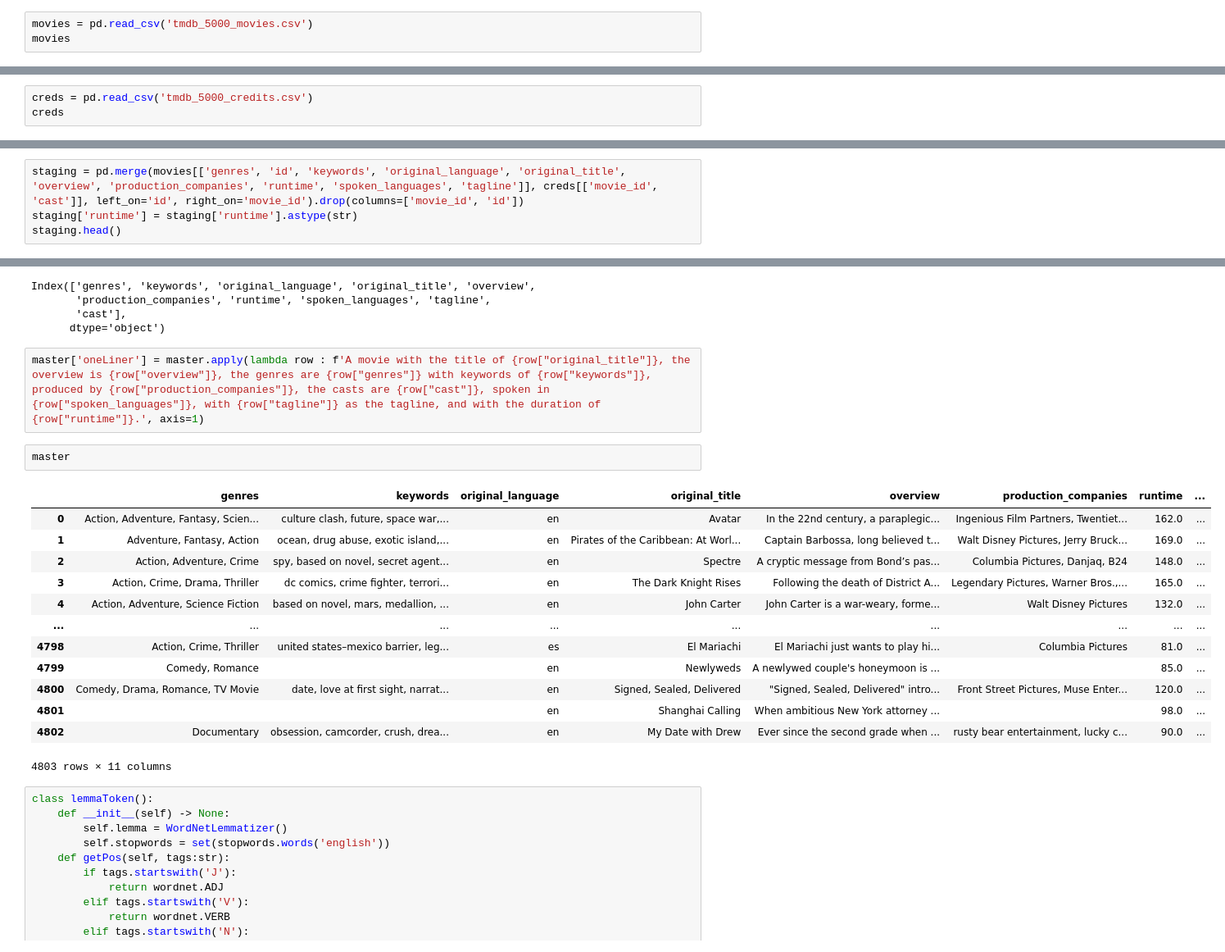
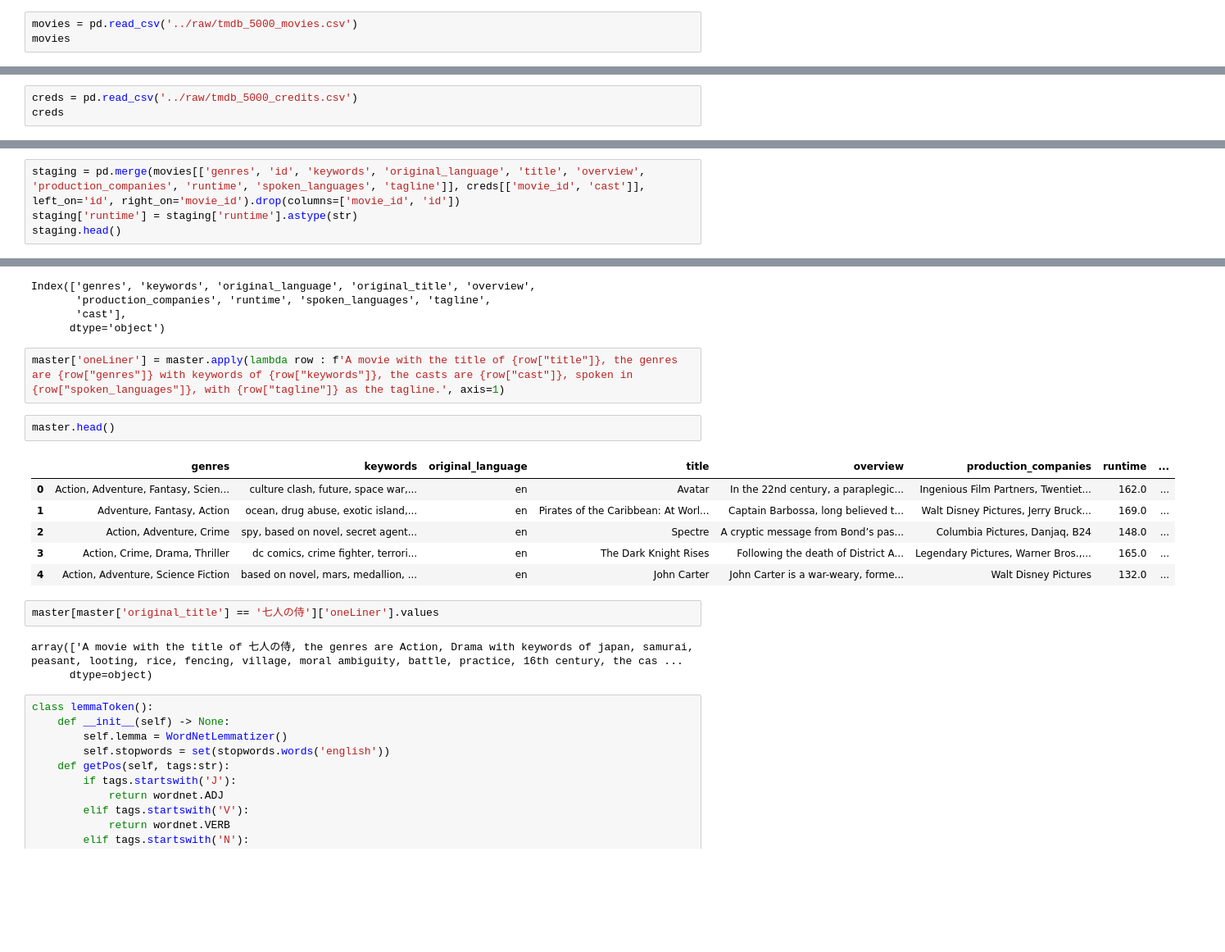
Before and after one commit to DickyAdi/tfidfMovieRecSys, a Jupyter notebook: apps/data/external/playground.ipynb, the cells around one changed output, grey strips where cells are left out. Shown at 82% size. Cells and saved outputs as stored; diff of their text form; blank space fills up the shorter version.

```diff
--- a/apps/data/external/playground.ipynb
+++ b/apps/data/external/playground.ipynb
@@ -15,7 +15,7 @@ from nltk.corpus import wordnet, stopwords
 from nltk.stem import WordNetLemmatizer
 from sklearn.metrics.pairwise import cosine_similarity
 # %%
-movies = pd.read_csv('tmdb_5000_movies.csv')
+movies = pd.read_csv('../raw/tmdb_5000_movies.csv')
 movies
 # %% [output]
 |  | budget | genres | homepage | id | keywords | original_language | original_title | overview | ... |
@@ -32,7 +32,7 @@ movies
 | 4802 | 0 | [{"id": 99, "name": "Documentary"}] | NaN | 25975 | [{"id": 1523, "name": "obsession"... | en | My Date with Drew | Ever since the second grade when ... | ... |
 4803 rows × 20 columns
 # %%
-creds = pd.read_csv('tmdb_5000_credits.csv')
+creds = pd.read_csv('../raw/tmdb_5000_credits.csv')
 creds
 # %% [output]
 |  | movie_id | title | cast | crew |
@@ -62,7 +62,7 @@ creds.columns
 # %% [output]
 Index(['movie_id', 'title', 'cast', 'crew'], dtype='object')
 # %%
-staging = pd.merge(movies[['genres', 'id', 'keywords', 'original_language', 'original_title', 'overview', 'production_companies', 'runtime', 'spoken_languages', 'tagline']], creds[['movie_id', 'cast']], left_on='id', right_on='movie_id').drop(columns=['movie_id', 'id'])
+staging = pd.merge(movies[['genres', 'id', 'keywords', 'original_language', 'title', 'overview', 'production_companies', 'runtime', 'spoken_languages', 'tagline']], creds[['movie_id', 'cast']], left_on='id', right_on='movie_id').drop(columns=['movie_id', 'id'])
 staging['runtime'] = staging['runtime'].astype(str)
 staging.head()
 # %% [output]
@@ -102,23 +102,21 @@ Index(['genres', 'keywords', 'original_language', 'original_title', 'overview',
        'cast'],
       dtype='object')
 # %%
-master['oneLiner'] = master.apply(lambda row : f'A movie with the title of {row["original_title"]}, the overview is {row["overview"]}, the genres are {row["genres"]} with keywords of {row["keywords"]}, produced by {row["production_companies"]}, the casts are {row["cast"]}, spoken in {row["spoken_languages"]}, with {row["tagline"]} as the tagline, and with the duration of {row["runtime"]}.', axis=1)
+master['oneLiner'] = master.apply(lambda row : f'A movie with the title of {row["title"]}, the genres are {row["genres"]} with keywords of {row["keywords"]}, the casts are {row["cast"]}, spoken in {row["spoken_languages"]}, with {row["tagline"]} as the tagline.', axis=1)
 # %%
-master
+master.head()
 # %% [output]
-|  | genres | keywords | original_language | original_title | overview | production_companies | runtime | ... |
+|  | genres | keywords | original_language | title | overview | production_companies | runtime | ... |
 | 0 | Action, Adventure, Fantasy, Scien... | culture clash, future, space war,... | en | Avatar | In the 22nd century, a paraplegic... | Ingenious Film Partners, Twentiet... | 162.0 | ... |
 | 1 | Adventure, Fantasy, Action | ocean, drug abuse, exotic island,... | en | Pirates of the Caribbean: At Worl... | Captain Barbossa, long believed t... | Walt Disney Pictures, Jerry Bruck... | 169.0 | ... |
 | 2 | Action, Adventure, Crime | spy, based on novel, secret agent... | en | Spectre | A cryptic message from Bond’s pas... | Columbia Pictures, Danjaq, B24 | 148.0 | ... |
 | 3 | Action, Crime, Drama, Thriller | dc comics, crime fighter, terrori... | en | The Dark Knight Rises | Following the death of District A... | Legendary Pictures, Warner Bros.,... | 165.0 | ... |
 | 4 | Action, Adventure, Science Fiction | based on novel, mars, medallion, ... | en | John Carter | John Carter is a war-weary, forme... | Walt Disney Pictures | 132.0 | ... |
-| ... | ... | ... | ... | ... | ... | ... | ... | ... |
-| 4798 | Action, Crime, Thriller | united states–mexico barrier, leg... | es | El Mariachi | El Mariachi just wants to play hi... | Columbia Pictures | 81.0 | ... |
-| 4799 | Comedy, Romance |  | en | Newlyweds | A newlywed couple's honeymoon is ... |  | 85.0 | ... |
-| 4800 | Comedy, Drama, Romance, TV Movie | date, love at first sight, narrat... | en | Signed, Sealed, Delivered | "Signed, Sealed, Delivered" intro... | Front Street Pictures, Muse Enter... | 120.0 | ... |
-| 4801 |  |  | en | Shanghai Calling | When ambitious New York attorney ... |  | 98.0 | ... |
-| 4802 | Documentary | obsession, camcorder, crush, drea... | en | My Date with Drew | Ever since the second grade when ... | rusty bear entertainment, lucky c... | 90.0 | ... |
-4803 rows × 11 columns
+# %%
+master[master['original_title'] == '七人の侍']['oneLiner'].values
+# %% [output]
+array(['A movie with the title of 七人の侍, the genres are Action, Drama with keywords of japan, samurai, peasant, looting, rice, fencing, village, moral ambiguity, battle, practice, 16th century, the cas ...
+      dtype=object)
 # %%
 class lemmaToken():
     def __init__(self) -> None:
```
Also changed, not shown: parts of 10 cells of this notebook, 4 other files.
